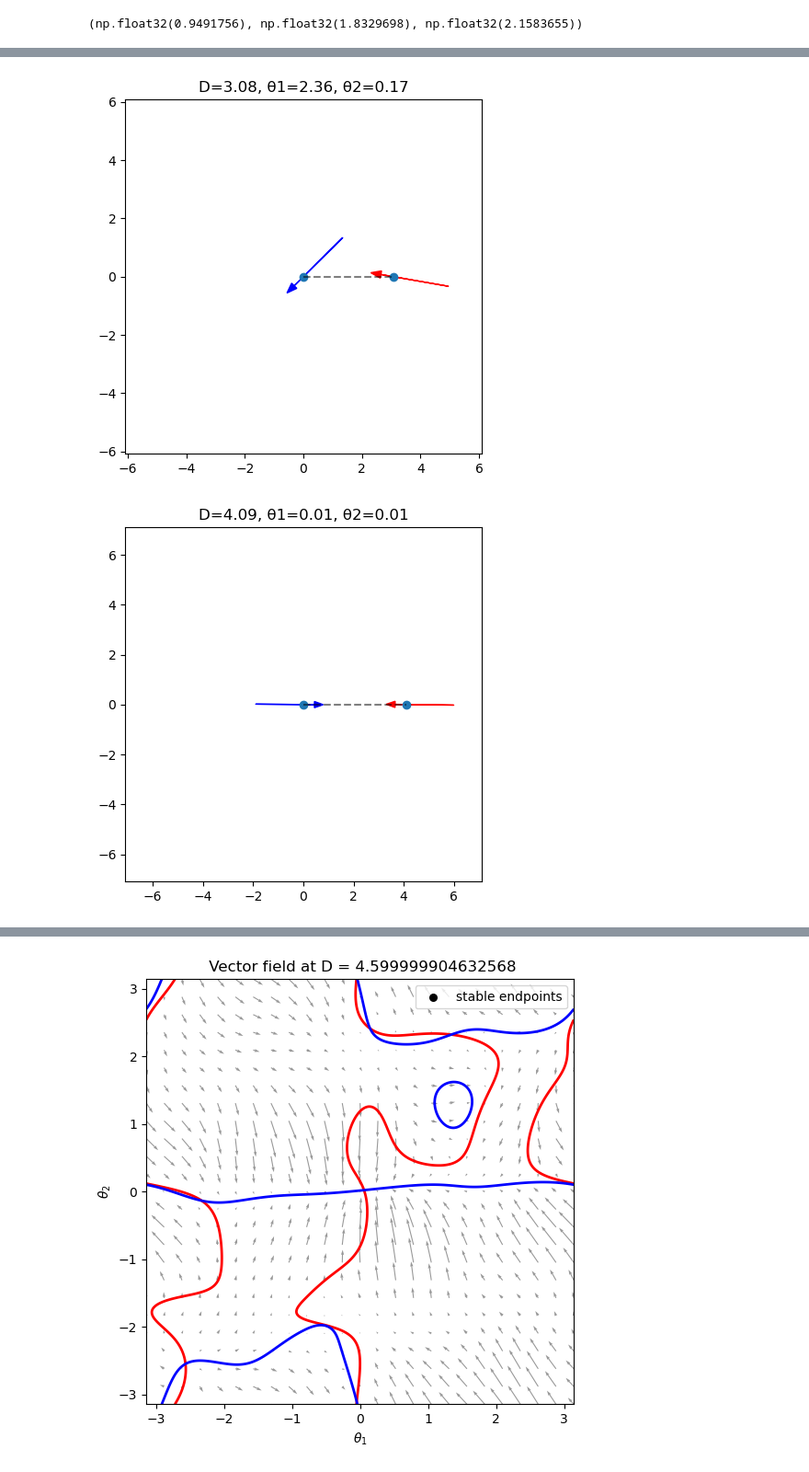
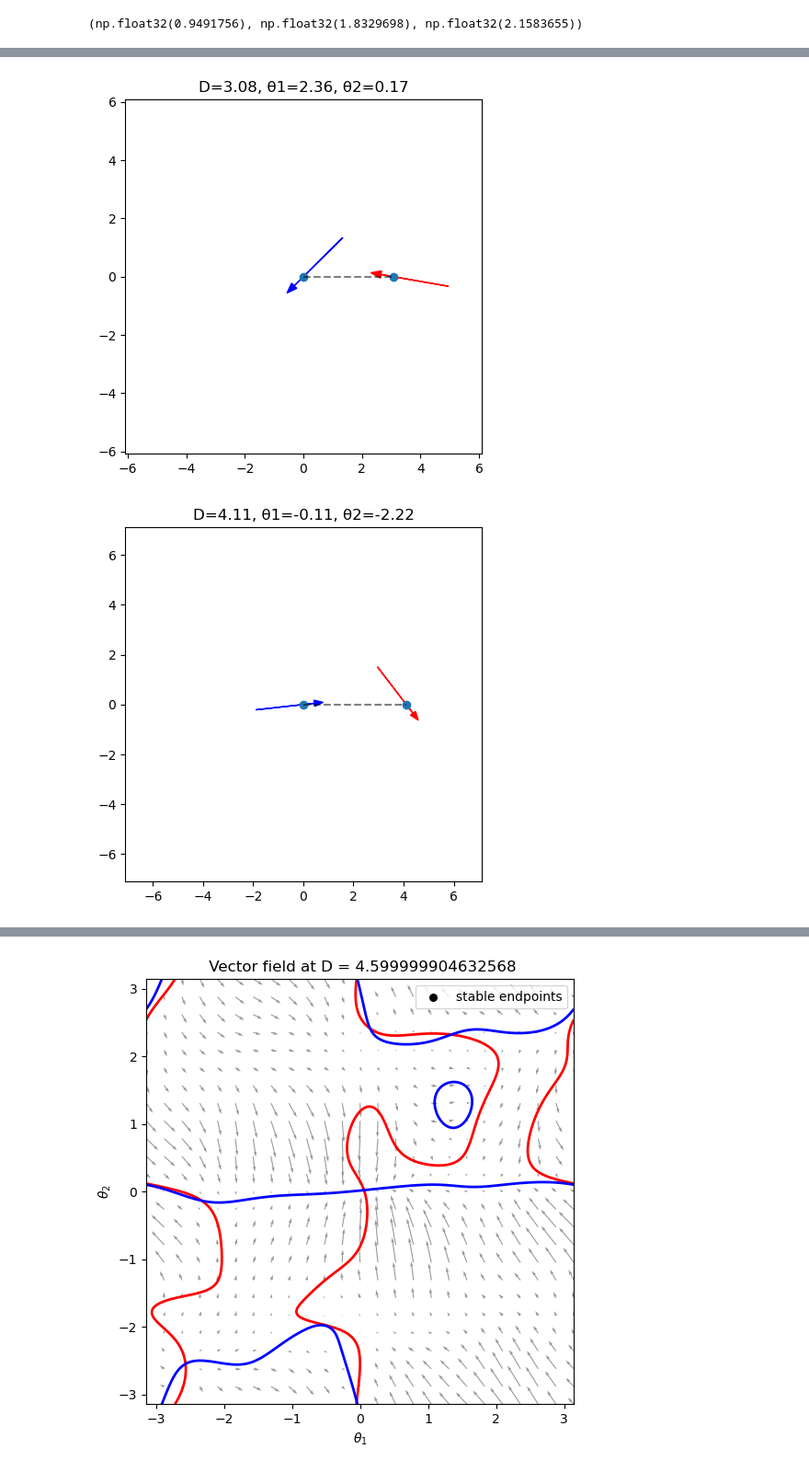
Before and after one commit to Marindevandijk/Thesis-clean, a Jupyter notebook: notebook_exploratory/01_overdamped_exploration.ipynb, the cells around one changed output, grey strips where cells are left out. Shown at 92% size. Drawn from its saved outputs; the diff is of its cells as text; code cells hidden in the pictures.

```diff
--- a/notebook_exploratory/01_overdamped_exploration.ipynb
+++ b/notebook_exploratory/01_overdamped_exploration.ipynb
@@ -42,7 +85,7 @@ print(fightbout)
 # %%
 def prepare_data(path,fightnumber = 0,infight =True):
     "Prepare the data make it ready to calculate dpp,theta1 and theta2"
-    "if infight = True return data with only the infight bouts otherwise it returns total trajectory  "
+    "if infight = True return data with only the frist infight bouts otherwise it returns total trajectory  "
 
     path = path
     f = h5py.File(path, "r")
@@ -55,8 +98,8 @@ def prepare_data(path,fightnumber = 0,infight =True):
         X_coordinates = X.copy()
     return X_coordinates,fightbout[fightnumber]
 
-path = "/Users/marindevandijk/Documents/CLS 2025/Thesis/Coding/ZebraFish_project/Data/tracking_results/FishTank20200130_181614_tracking_results.h5"
-X_coordinates_3, fightbout = prepare_data(path,fightnumber = 0,infight =True)
+path = "/Users/marindevandijk/Documents/CLS 2025/Thesis/Coding/ZebraFish_project/Data/tracking_results/FishTank20200217_160052_tracking_results.h5"
+X_coordinates_3, fightbout = prepare_data(path,fightnumber = 0,infight =False)
 print(fightbout)
 def wrap_pi(a):
     return (a + np.pi) % (2*np.pi) - np.pi
@@ -276,0 +324,35 @@ plt.legend()
+# %%
+#path = "/Users/marindevandijk/Documents/CLS 2025/Thesis/Coding/ZebraFish_project/Data/tracking_results/FishTank20200525_161602_tracking_results.h5"
+#d_pp,theta_i,theta_j = calculate_variables(prepare_data(path,True))
+#path = "/Users/marindevandijk/Documents/CLS 2025/Thesis/Coding/ZebraFish_project/Data/tracking_results/FishTank20200130_181614_tracking_results.h5"
+
+
+#path = "/Users/marindevandijk/Documents/CLS 2025/Thesis/Coding/ZebraFish_project/Data/tracking_results/FishTank20200525_161602_tracking_results.h5" # exp 15
+
+#path ="/Users/marindevandijk/Documents/CLS 2025/Thesis/Coding/ZebraFish_project/Data/tracking_results/FishTank20200130_153857_tracking_results.h5"
+
+#path = "/Users/marindevandijk/Documents/CLS 2025/Thesis/Coding/ZebraFish_project/Data/tracking_results/FishTank20200130_181614_tracking_results.h5"
+
+X_coordinates, fightbout = prepare_data(path,0,infight=True)
+dpp,theta1,theta2 = calculate_variables(X_coordinates[:,:,:,:])
+print(dpp.shape)
+X, time_idx, segment_ids, seg_ranges = Build_segmented_data(dpp, theta1, theta2)
+
+#X, t = subsample_random_segments(X, segment_ids, fraction=1)
+#S85, descriptor = Run_Force_inference(X, t, K=3, M=4,lam = jnp.array([0.77, 2.8, 7.1]))
+n = int(0.5* len(X))
+
+#X_50 = X[:n]
+#t_50 = time_idx[:n]
+#print(len(X_50), len(t_50))
+X_full,t_full = X, time_idx
+X_first,t_first = X[:n],time_idx[:n]
+X_last,t_last = X[n:],time_idx[n:]
+
+#S_full, descriptor = Run_Force_inference(X_full, t_full,K=2, M=4,lam=jnp.array([0.77, 2.8, 7.1]))
+S_first_exp18, descriptor = Run_Force_inference(X_first, t_first,K=3, M=4,lam=lam_common)
+S_last_exp18, descriptor = Run_Force_inference(X_last, t_last,K=3, M=4,lam=lam_common)
+#N = len(d_pp)
+#dpp_half,thetai_half,thetaj_half = d_pp[:int(N)],theta_i[:int( N)], theta_j[:int( N)]
+#X, time_idx,_,_ = Build_segmented_data(d_pp, theta_i, theta_j)
+#S_half, descriptor = Run_Force_inference(X,time_idx, K=2, M=3)
@@ -823,32 +1345,33 @@ def plot_two_agents(D, theta1, theta2):
 
     vec1 = (L_head + L_tail) * d1
     vec2 = (L_head + L_tail) * d2
 
     plt.figure(figsize=(5,5))
     plt.arrow(*tail1, *vec1,
               head_width=0.25, head_length=0.35,
               length_includes_head=True, color='blue')
 
     plt.arrow(*tail2, *vec2,
               head_width=0.25, head_length=0.35,
               length_includes_head=True, color='red')
 
     plt.scatter([x1, x2], [y1, y2], color='tab:blue')
     plt.plot([x1, x2], [y1, y2], 'k--', alpha=0.5)
 
     lim = D + 3
     plt.xlim(-lim, lim)
     plt.ylim(-lim, lim)
 
     plt.title(f"D={D:.2f}, θ1={theta1:.2f}, θ2={theta2:.2f}")
     plt.show()
 
 plot_two_agents(3.03164554e+00 , 1.55799997e+00  ,1.84300005e+00)
 plot_two_agents(3.03164554e+00,  3.00000003e-03, -2.54800010e+00)
 plot_two_agents(3.08227849e+00 , 2.35700011e+00 , 1.73999995e-01)
-plot_two_agents(4.09493685e+00 , 8.00000038e-03 , 1.30000003e-02)
+plot_two_agents(4.107, -0.112 ,-2.222)
+plot_two_agents(4.117, 1.766 ,1.19)
 # %% [output]
 [figure]
 [figure]
 [figure]
-[figure, old version]
+[figure, new version]
```
Also changed, not shown: parts of 54 cells of this notebook, 17 other files.
